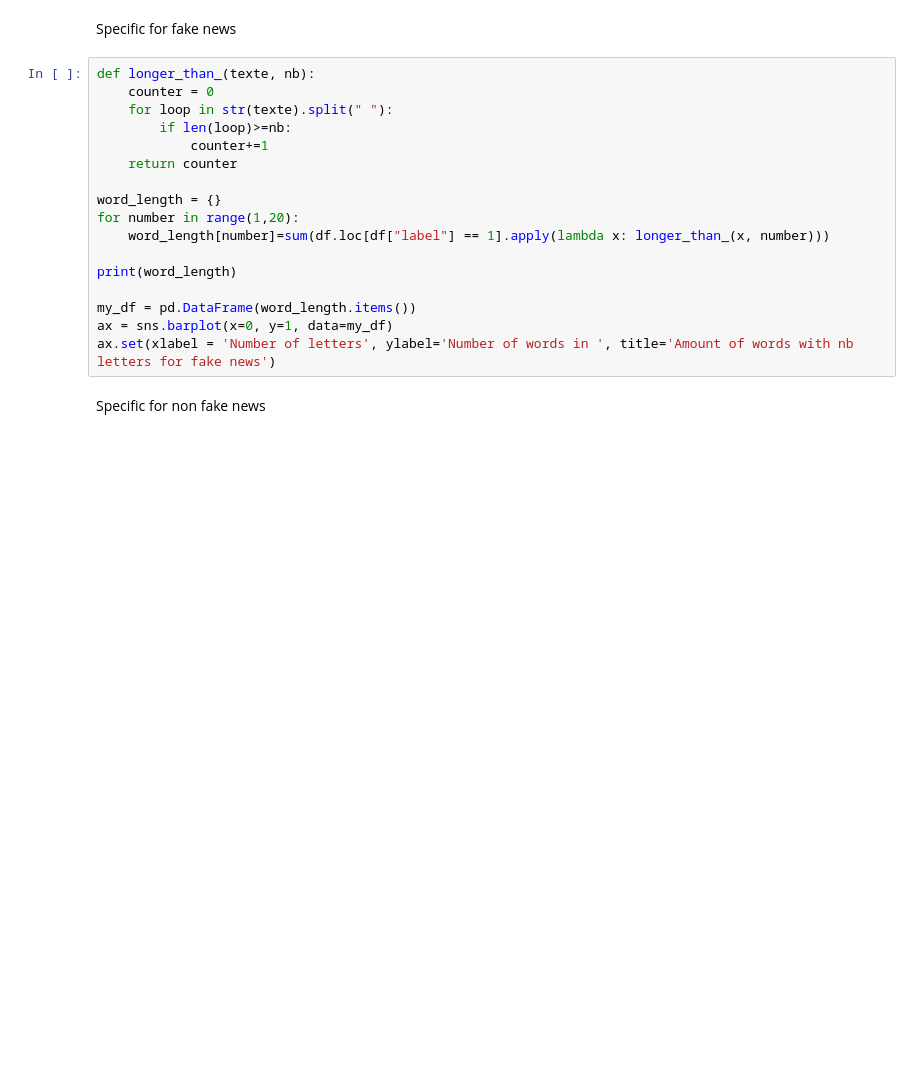
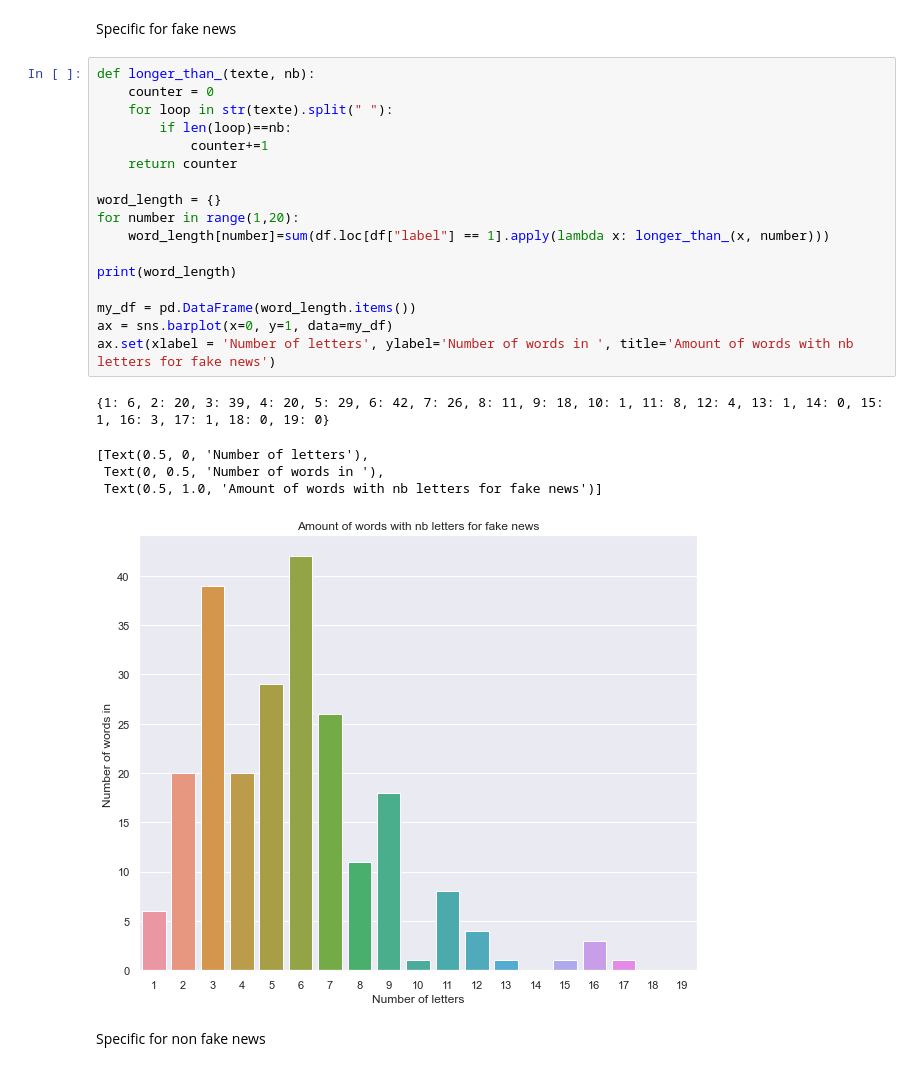
Before and after one commit to GeoffreyKarnbach/Fake-News-Detector-AI, a Jupyter notebook: src/analyse.ipynb, the cells around one changed output. Saved outputs shown, nothing was run; the diff lists cells and outputs as text; blank space fills up the shorter version.

```diff
--- a/src/analyse.ipynb
+++ b/src/analyse.ipynb
@@ -138,20 +166,26 @@ Specific for fake news
 # %%
 def longer_than_(texte, nb):
     counter = 0
     for loop in str(texte).split(" "):
-        if len(loop)>=nb:
+        if len(loop)==nb:
             counter+=1
     return counter
 
 word_length = {}
 for number in range(1,20):
     word_length[number]=sum(df.loc[df["label"] == 1].apply(lambda x: longer_than_(x, number)))
 
 print(word_length)
 
 my_df = pd.DataFrame(word_length.items())
 ax = sns.barplot(x=0, y=1, data=my_df)
 ax.set(xlabel = 'Number of letters', ylabel='Number of words in ', title='Amount of words with nb letters for fake news')
+# %% [output]
+{1: 6, 2: 20, 3: 39, 4: 20, 5: 29, 6: 42, 7: 26, 8: 11, 9: 18, 10: 1, 11: 8, 12: 4, 13: 1, 14: 0, 15: 1, 16: 3, 17: 1, 18: 0, 19: 0}
+[Text(0.5, 0, 'Number of letters'),
+ Text(0, 0.5, 'Number of words in '),
+ Text(0.5, 1.0, 'Amount of words with nb letters for fake news')]
+[figure, added]
 # %% [markdown]
 Specific for non fake news
 # %%
```
Also changed, not shown: parts of 4 cells of this notebook, 1 other file.
